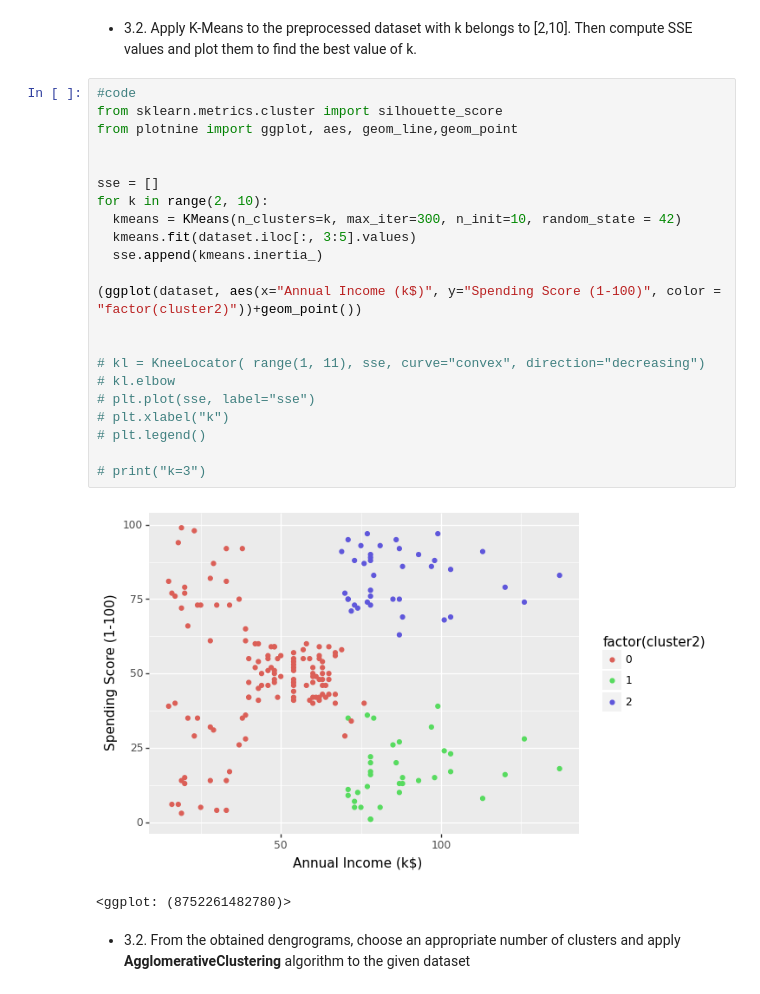
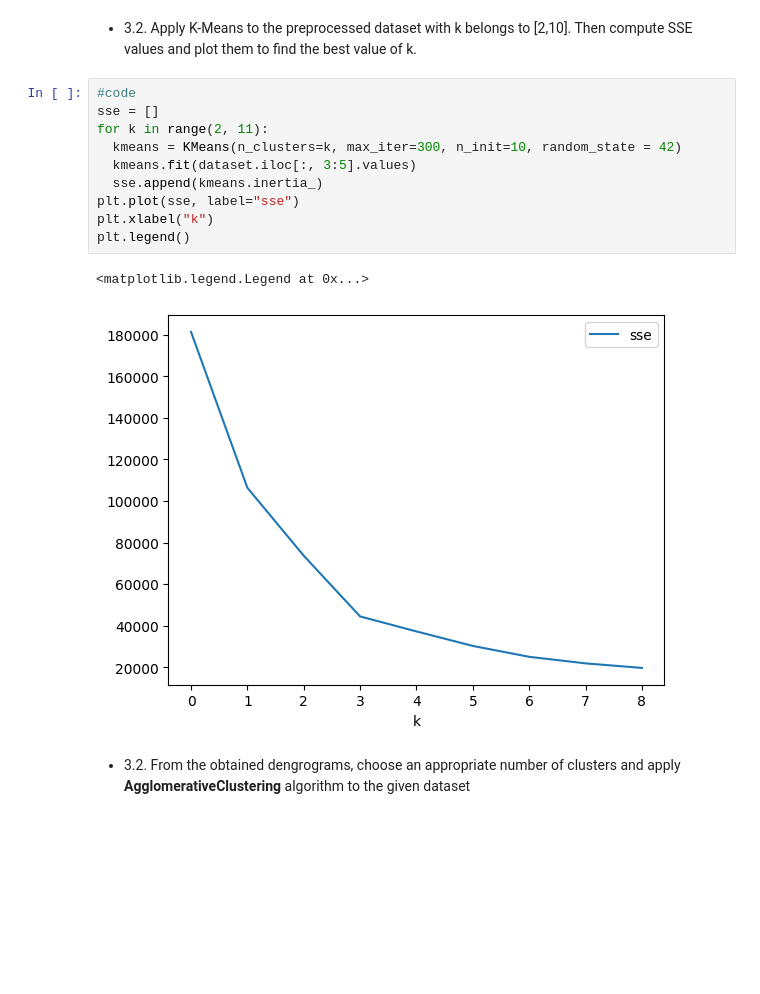
Before and after one commit to NguyenThiPhuongNhi/MayHoc_2022_2023, a Jupyter notebook: Lab_7_20130353_NguyenThiPhuongNhi.ipynb, the cells around one changed output. Drawn from its saved outputs; the diff is of its cells as text; blank space fills up the shorter version.

```diff
--- a/Lab_7_20130353_NguyenThiPhuongNhi.ipynb
+++ b/Lab_7_20130353_NguyenThiPhuongNhi.ipynb
@@ -221,29 +228,17 @@ dend = shc.dendrogram(shc.linkage(dataset.iloc[:, 3:5].values, method='ward'))
 *   3.2. Apply K-Means to the preprocessed dataset with k belongs to [2,10]. Then compute SSE values and plot them to find the best value of k.
 # %%
 #code
-from sklearn.metrics.cluster import silhouette_score
-from plotnine import ggplot, aes, geom_line,geom_point
-
-
 sse = []
-for k in range(2, 10):
+for k in range(2, 11):
   kmeans = KMeans(n_clusters=k, max_iter=300, n_init=10, random_state = 42)
   kmeans.fit(dataset.iloc[:, 3:5].values)
   sse.append(kmeans.inertia_)
-
-(ggplot(dataset, aes(x="Annual Income (k$)", y="Spending Score (1-100)", color = "factor(cluster2)"))+geom_point())
-
-
-# kl = KneeLocator( range(1, 11), sse, curve="convex", direction="decreasing")
-# kl.elbow
-# plt.plot(sse, label="sse")
-# plt.xlabel("k")
-# plt.legend()
-
-# print("k=3")
+plt.plot(sse, label="sse")
+plt.xlabel("k")
+plt.legend()
 # %% [output]
+<matplotlib.legend.Legend at 0x...>
-[figure, old version]
+[figure, new version]
-<ggplot: (8752261482780)>
 # %% [markdown]
 *   3.2. From the obtained dengrograms, choose an appropriate number of clusters and apply **AgglomerativeClustering** algorithm to the given dataset
 # %%
```
Also changed, not shown: parts of 9 cells of this notebook.
